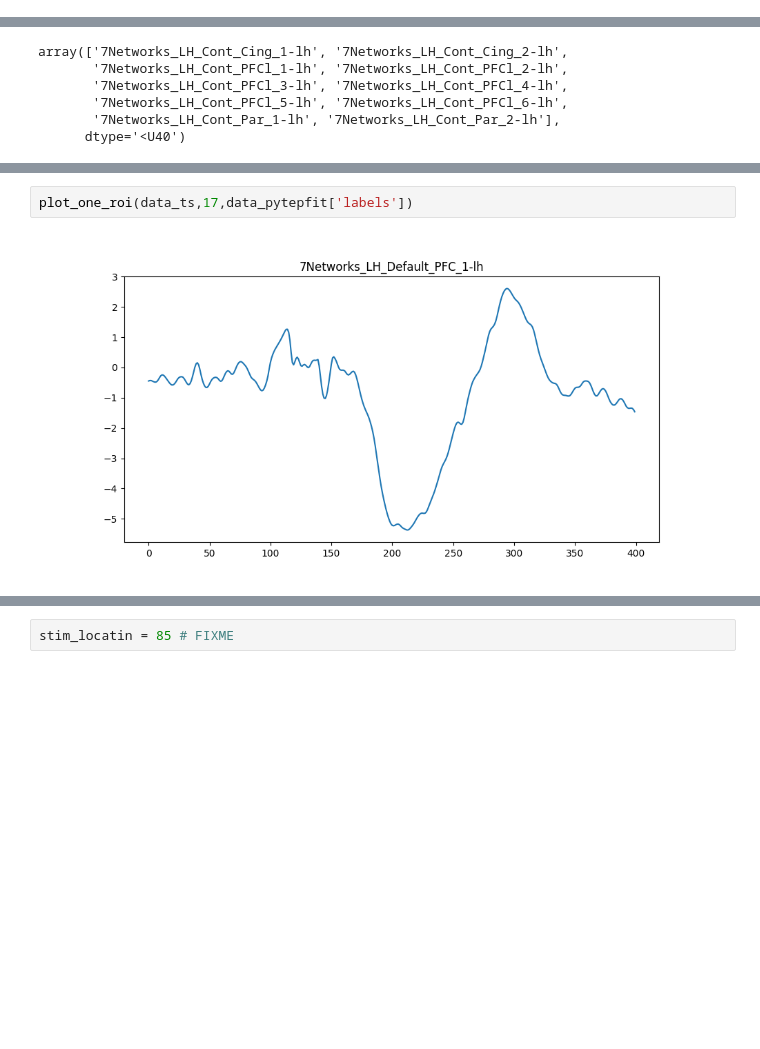
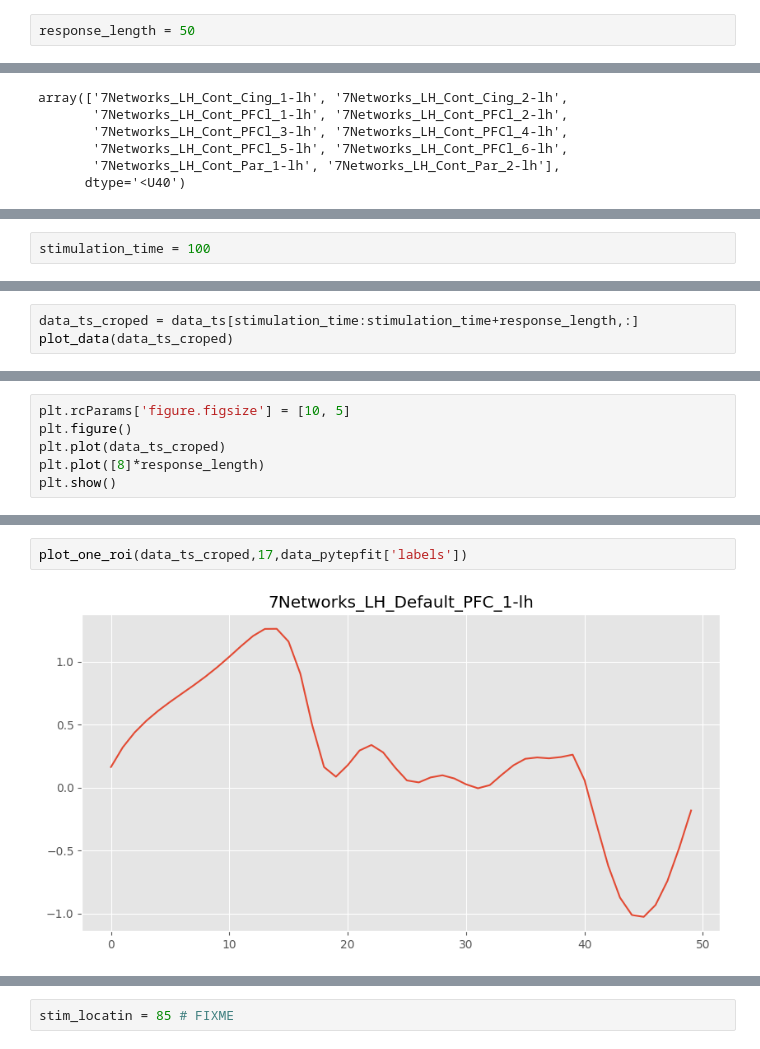
Before and after one commit to Katterrina/fimuni_thesis, a Jupyter notebook: notebooks/pytepfit/06_analysis.ipynb, the cells around one changed output, grey strips where cells are left out. Drawn from its saved outputs; the diff is of its cells as text; blank space fills up the shorter version.

Commit message:
korelace pro pytepfit, dopsány různé délky odpovědi

```diff
--- a/notebooks/pytepfit/06_analysis.ipynb
+++ b/notebooks/pytepfit/06_analysis.ipynb
@@ -38,3 +48,5 @@ def plot_one_roi(data,roi_id,labels,title=None,constants_h=[],constants_v=[]):
+# %%
+response_length = 50
 # %% [markdown]
 ## Load data
 # %% [markdown]
@@ -62,2 +70,4 @@ data_pytepfit['labels'].shape
+# %%
+stimulation_time = 100
 # %%
 data_ts = data_pytepfit['ts']
@@ -66,0 +77,3 @@ plot_data(data_ts)
+# %%
+data_ts_croped = data_ts[stimulation_time:stimulation_time+response_length,:]
+plot_data(data_ts_croped)
@@ -66,0 +82,6 @@ plot_data(data_ts)
+# %%
+plt.rcParams['figure.figsize'] = [10, 5]
+plt.figure()
+plt.plot(data_ts_croped)
+plt.plot([8]*response_length)
+plt.show()
@@ -67,7 +90,7 @@ plot_data(data_ts)
 # %%
-plot_one_roi(data_ts,17,data_pytepfit['labels'])
+plot_one_roi(data_ts_croped,17,data_pytepfit['labels'])
 # %% [output]
-[figure, old version]
+[figure, new version]
 # %%
 def peak_analysis(sequence,threshold):
     peaks = signal.find_peaks(sequence,height=threshold)
```
Also changed, not shown: parts of 46 cells of this notebook, 18 other files.
